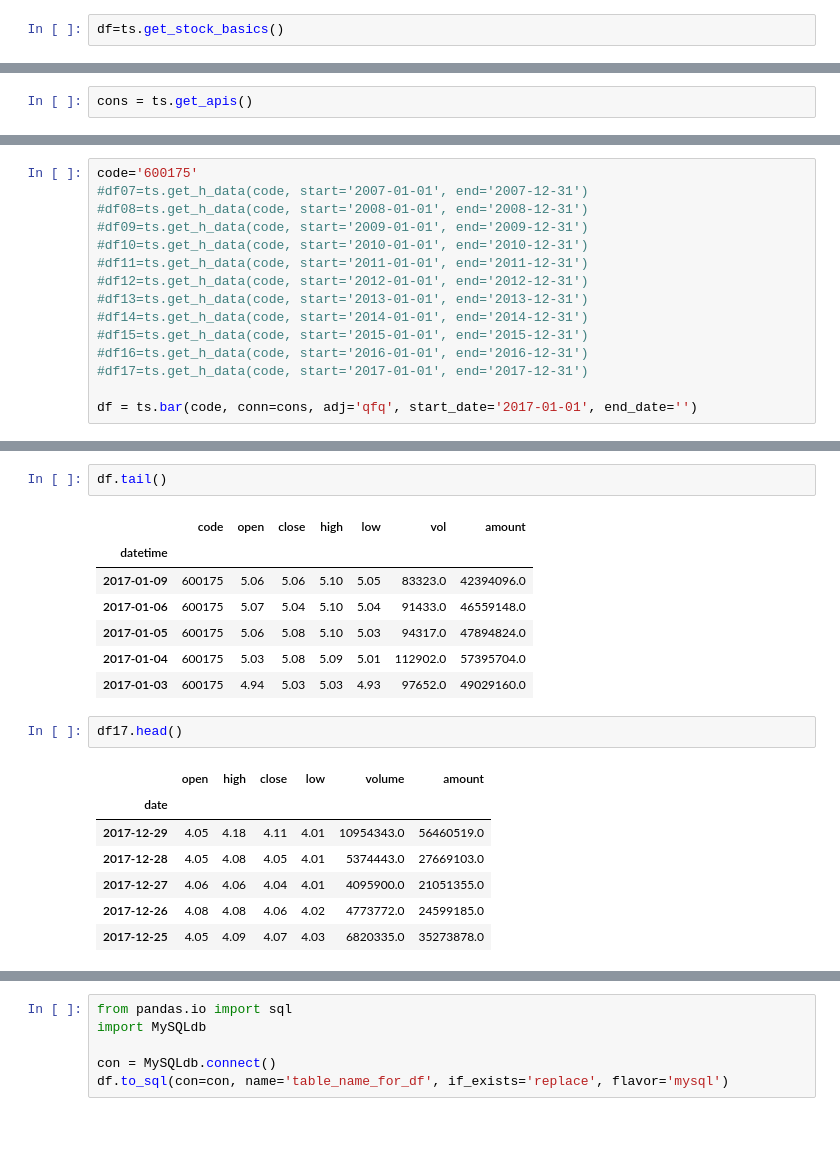
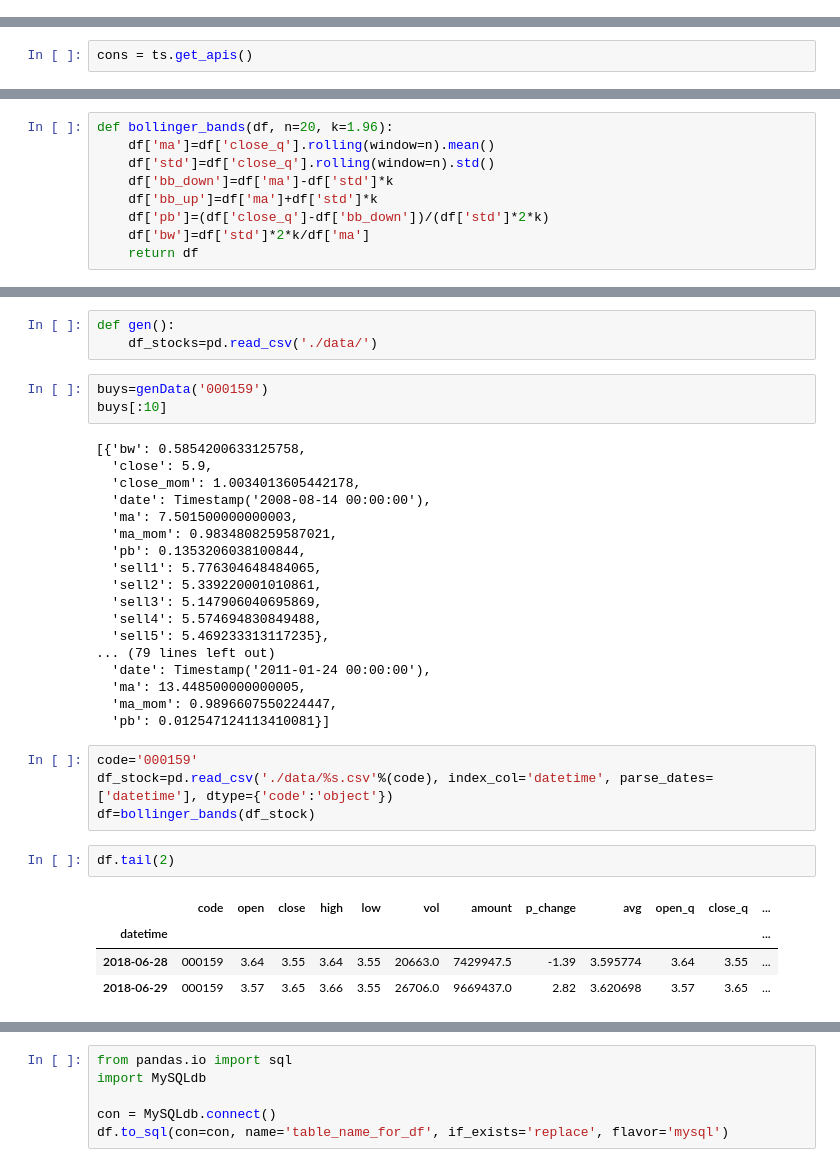
Before and after one commit to jackz3/notes, a Jupyter notebook: stock.ipynb, the cells around one changed output, grey strips where cells are left out. Cells and saved outputs as stored; diff of their text form; blank space fills up the shorter version.

```diff
--- a/stock.ipynb
+++ b/stock.ipynb
@@ -1,4 +1,2 @@
 # %%
 import tushare as ts
-# %%
-df=ts.get_stock_basics()
@@ -25,15 +24,0 @@ Index(['name', 'industry', 'area', 'pe', 'outstanding', 'totals',
-# %%
-code='600175'
-#df07=ts.get_h_data(code, start='2007-01-01', end='2007-12-31')
-#df08=ts.get_h_data(code, start='2008-01-01', end='2008-12-31')
-#df09=ts.get_h_data(code, start='2009-01-01', end='2009-12-31')
-#df10=ts.get_h_data(code, start='2010-01-01', end='2010-12-31')
-#df11=ts.get_h_data(code, start='2011-01-01', end='2011-12-31')
-#df12=ts.get_h_data(code, start='2012-01-01', end='2012-12-31')
-#df13=ts.get_h_data(code, start='2013-01-01', end='2013-12-31')
-#df14=ts.get_h_data(code, start='2014-01-01', end='2014-12-31')
-#df15=ts.get_h_data(code, start='2015-01-01', end='2015-12-31')
-#df16=ts.get_h_data(code, start='2016-01-01', end='2016-12-31')
-#df17=ts.get_h_data(code, start='2017-01-01', end='2017-12-31')
-
-df = ts.bar(code, conn=cons, adj='qfq', start_date='2017-01-01', end_date='')
@@ -47,0 +29,9 @@ df = ts.bar(code, conn=cons, adj='qfq', start_date='2017-01-01', end_date='')
+# %%
+def bollinger_bands(df, n=20, k=1.96):
+    df['ma']=df['close_q'].rolling(window=n).mean()
+    df['std']=df['close_q'].rolling(window=n).std()
+    df['bb_down']=df['ma']-df['std']*k
+    df['bb_up']=df['ma']+df['std']*k
+    df['pb']=(df['close_q']-df['bb_down'])/(df['std']*2*k)
+    df['bw']=df['std']*2*k/df['ma']
+    return df
@@ -48,20 +108,35 @@ df = ts.bar(code, conn=cons, adj='qfq', start_date='2017-01-01', end_date='')
+# %%
+def gen():
+    df_stocks=pd.read_csv('./data/')
+# %%
+buys=genData('000159')
+buys[:10]
+# %% [output]
+[{'bw': 0.5854200633125758,
+  'close': 5.9,
+  'close_mom': 1.0034013605442178,
+  'date': Timestamp('2008-08-14 00:00:00'),
+  'ma': 7.501500000000003,
+  'ma_mom': 0.9834808259587021,
+  'pb': 0.1353206038100844,
+  'sell1': 5.776304648484065,
+  'sell2': 5.339220001010861,
+  'sell3': 5.147906040695869,
+  'sell4': 5.574694830849488,
+  'sell5': 5.469233313117235},
+... (79 lines left out)
+  'date': Timestamp('2011-01-24 00:00:00'),
+  'ma': 13.448500000000005,
+  'ma_mom': 0.9896607550224447,
+  'pb': 0.012547124113410081}]
+# %%
+code='000159'
+df_stock=pd.read_csv('./data/%s.csv'%(code), index_col='datetime', parse_dates=['datetime'], dtype={'code':'object'})
+df=bollinger_bands(df_stock)
 # %%
-df.tail()
+df.tail(2)
 # %% [output]
-|  | code | open | close | high | low | vol | amount |
-| datetime |  |  |  |  |  |  |  |
-| 2017-01-09 | 600175 | 5.06 | 5.06 | 5.10 | 5.05 | 83323.0 | 42394096.0 |
-| 2017-01-06 | 600175 | 5.07 | 5.04 | 5.10 | 5.04 | 91433.0 | 46559148.0 |
-| 2017-01-05 | 600175 | 5.06 | 5.08 | 5.10 | 5.03 | 94317.0 | 47894824.0 |
-| 2017-01-04 | 600175 | 5.03 | 5.08 | 5.09 | 5.01 | 112902.0 | 57395704.0 |
-| 2017-01-03 | 600175 | 4.94 | 5.03 | 5.03 | 4.93 | 97652.0 | 49029160.0 |
+|  | code | open | close | high | low | vol | amount | p_change | avg | open_q | close_q | ... |
+| datetime |  |  |  |  |  |  |  |  |  |  |  | ... |
+| 2018-06-28 | 000159 | 3.64 | 3.55 | 3.64 | 3.55 | 20663.0 | 7429947.5 | -1.39 | 3.595774 | 3.64 | 3.55 | ... |
+| 2018-06-29 | 000159 | 3.57 | 3.65 | 3.66 | 3.55 | 26706.0 | 9669437.0 | 2.82 | 3.620698 | 3.57 | 3.65 | ... |
-# %%
-df17.head()
-# %% [output]
-|  | open | high | close | low | volume | amount |
-| date |  |  |  |  |  |  |
-| 2017-12-29 | 4.05 | 4.18 | 4.11 | 4.01 | 10954343.0 | 56460519.0 |
-| 2017-12-28 | 4.05 | 4.08 | 4.05 | 4.01 | 5374443.0 | 27669103.0 |
-| 2017-12-27 | 4.06 | 4.06 | 4.04 | 4.01 | 4095900.0 | 21051355.0 |
-| 2017-12-26 | 4.08 | 4.08 | 4.06 | 4.02 | 4773772.0 | 24599185.0 |
-| 2017-12-25 | 4.05 | 4.09 | 4.07 | 4.03 | 6820335.0 | 35273878.0 |
```
Also changed, not shown: parts of 13 cells of this notebook, 7 other files.
